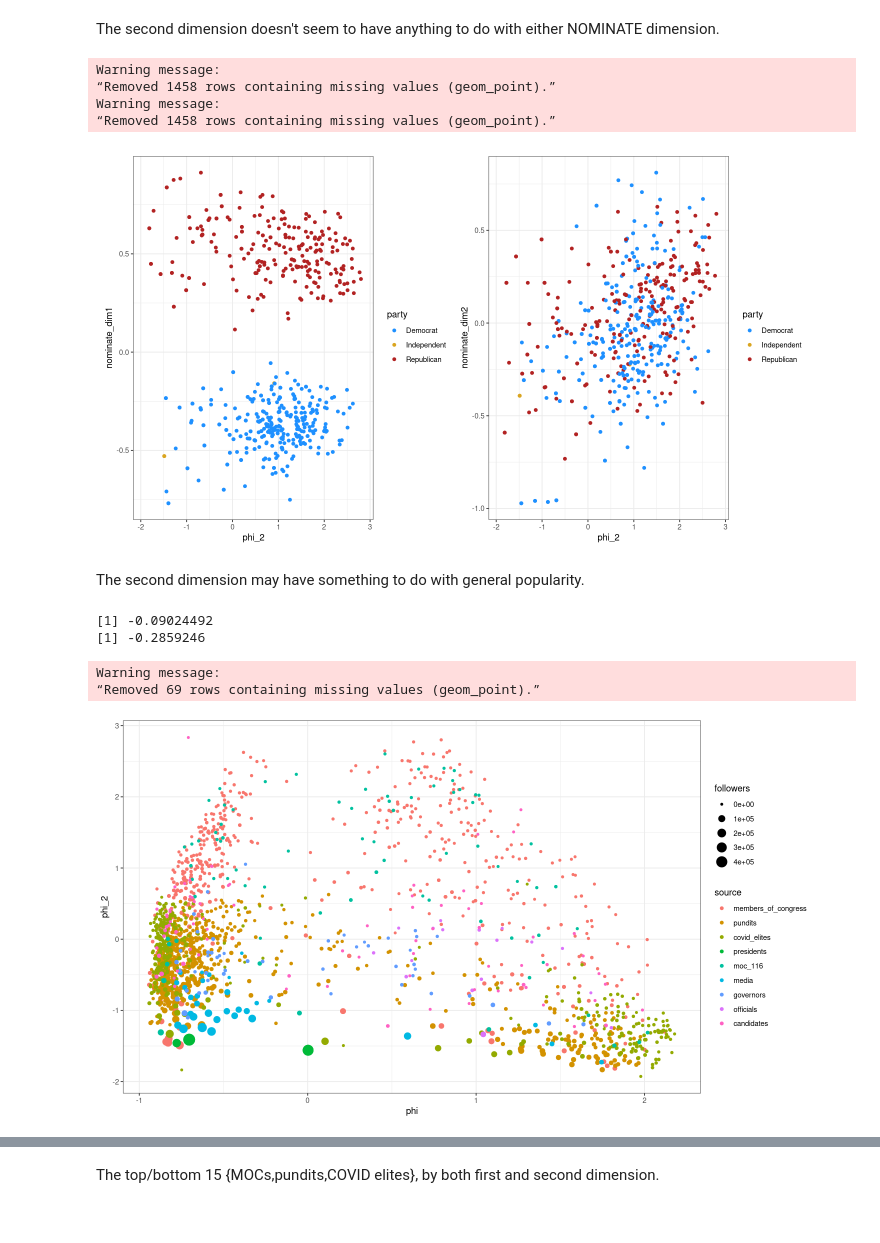
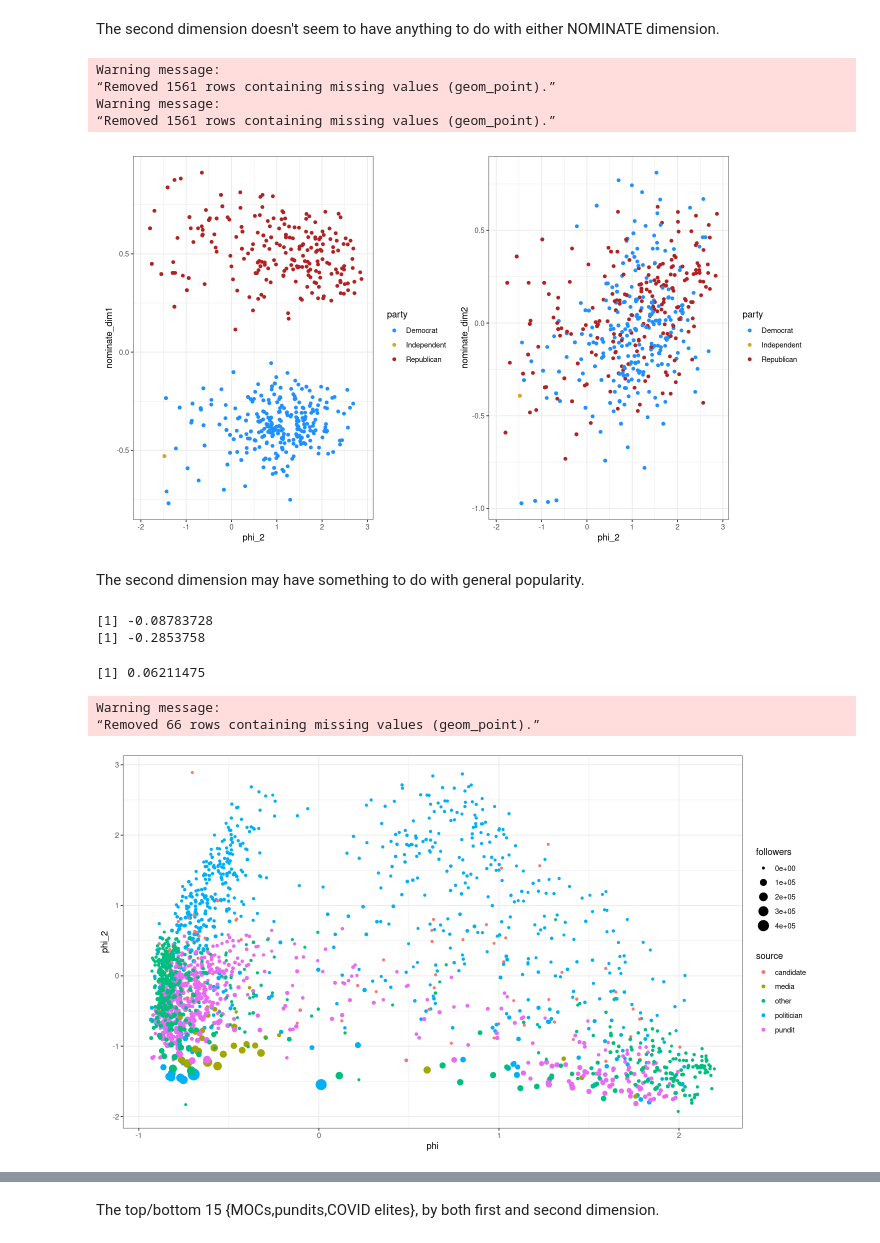
Before and after one commit to sdmccabe/new-tweetscores, a Jupyter notebook: src/03-analyze_first_stage.ipynb, the cells around one changed output, grey strips where cells are left out. Cells and saved outputs as stored; diff of their text form; code cells hidden in the pictures.

Commit message:
Phis with NORC lists
This commit incorporates the NORC lists in the calculation of the elite ideal points, and also updates the README.

```diff
--- a/src/03-analyze_first_stage.ipynb
+++ b/src/03-analyze_first_stage.ipynb
@@ -50,4 +50,5 @@ List of 15
  $ call      : language CA(obj = mat, nd = 3, supcol = non_politicians)
  - attr(*, "class")= chr "ca"
 # %%
-elites <- read_tsv('../data/elites_combined_v2.tsv', col_types = 'fccc')
+elites <- read_tsv('../data/elites_combined_v2.tsv', col_types = 'ccciiiiiiiii')
+head(elites, 2)
@@ -116,9 +128,9 @@ p2 <- ggplot(elites, aes(x=phi_2, y=nominate_dim2, color=party)) + geom_point()
 p1 + p2
 # %% [output]
 Warning message:
-“Removed 1458 rows containing missing values (geom_point).”
+“Removed 1561 rows containing missing values (geom_point).”
 Warning message:
-“Removed 1458 rows containing missing values (geom_point).”
+“Removed 1561 rows containing missing values (geom_point).”
 [figure]
 # %% [markdown]
 The second dimension may have something to do with general popularity.
@@ -126,11 +138,30 @@ The second dimension may have something to do with general popularity.
 print(cor(elites$phi, elites$followers, use = "pairwise.complete.obs"))
 print(cor(elites$phi_2, elites$followers, use = "pairwise.complete.obs"))
 # %% [output]
-[1] -0.09024492
-[1] -0.2859246
+[1] -0.08783728
+[1] -0.2853758
+# %%
+elites <- elites %>% mutate(
+    source = case_when(
+        moc_117 == 1 ~ "politician",
+        moc_116 == 1 ~ "politician",
+        president == 1 ~ "politician",
+        official == 1 ~ "politician",
+        governor == 1 ~ "politician",
+        pundit == 1 ~ "pundit",
+        media == 1 ~ "media",
+        moc_117+moc_116+president+official+governor == 0 & candidate == 1 ~ "candidate",
+        TRUE ~ "other"
+    ),
+    norc_list = ifelse(official+governor+candidate > 0 & moc_116+moc_117+covid_elite+pundit+president == 0, "NORC list only", "In v1 lists")
+)
+# %%
+mean(elites$norc_list == "NORC list only")
+# %% [output]
+[1] 0.06211475
 # %%
-ggplot(elites, aes(x=phi, y=phi_2, color=source, size=followers)) + geom_point() + theme_bw()
+ggplot(elites, aes(x=phi, y=phi_2, size=followers, color=source)) + geom_point() + theme_bw()
 # %% [output]
 Warning message:
-“Removed 69 rows containing missing values (geom_point).”
+“Removed 66 rows containing missing values (geom_point).”
-[figure, old version]
+[figure, new version]
```
Also changed, not shown: parts of 15 cells of this notebook, 3 other files.
